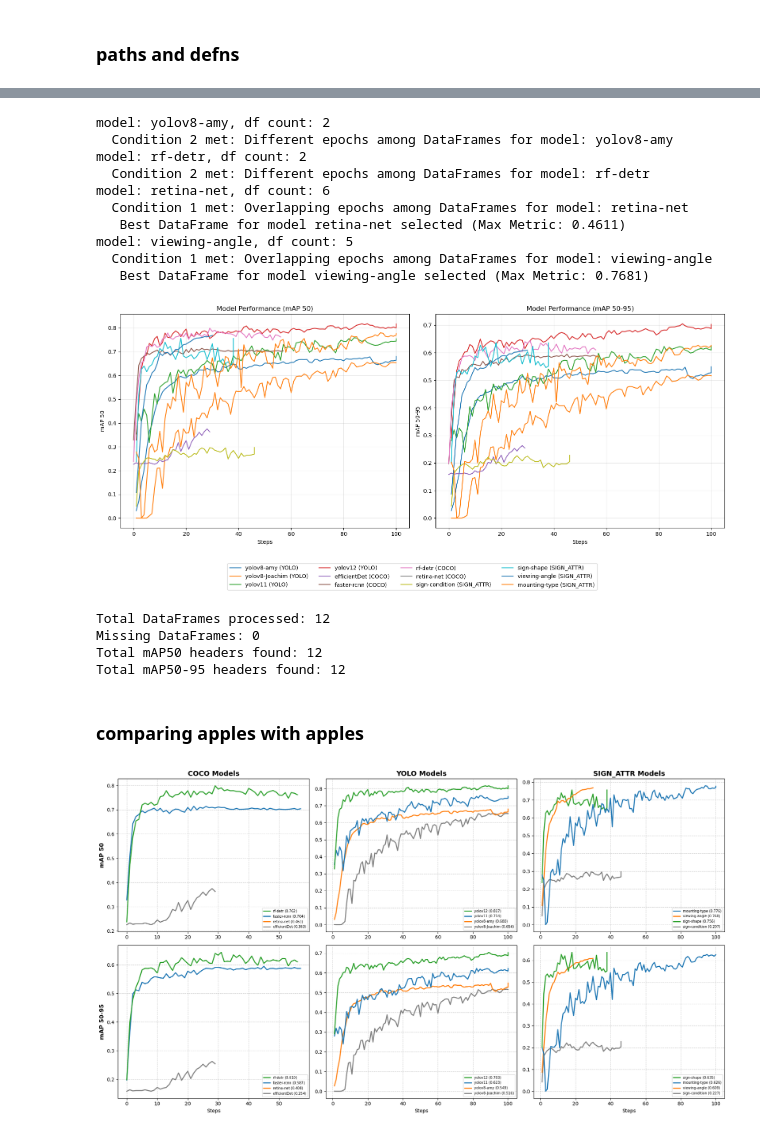
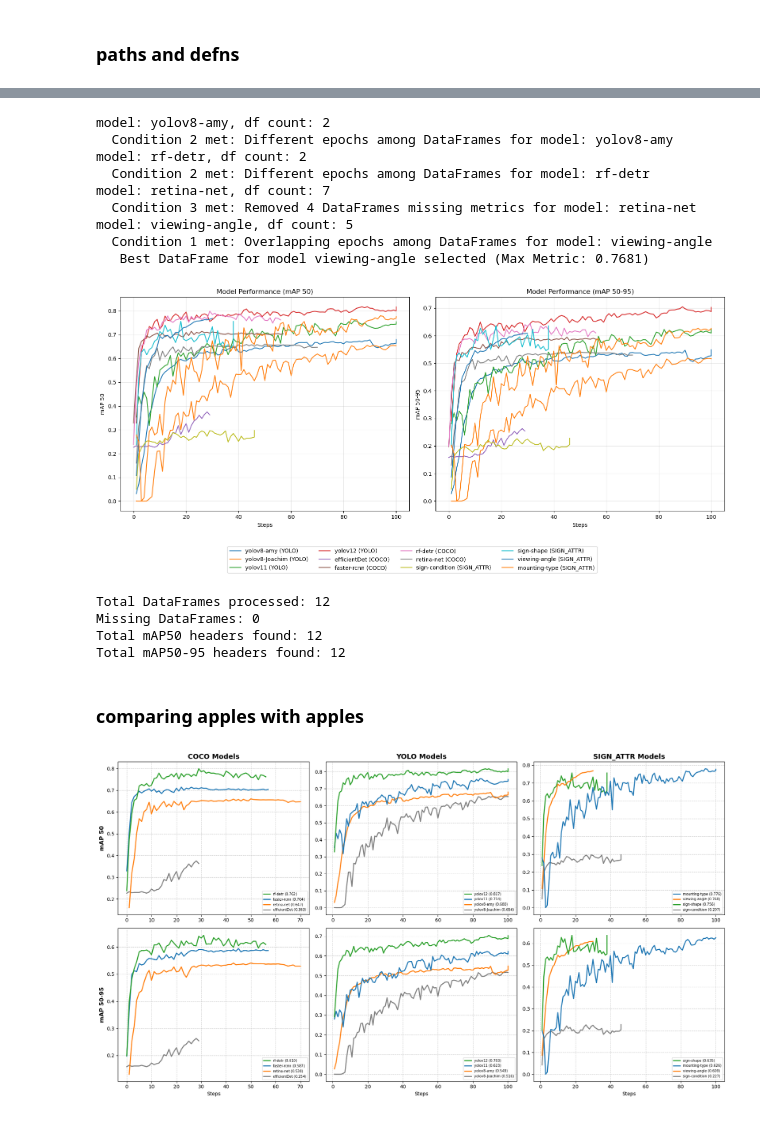
Before and after one commit to spiteriamy/ari3129-cv-group-project, a Jupyter notebook: 2c_results_comparison.ipynb, the cells around one changed output, grey strips where cells are left out. Cells and saved outputs as stored; diff of their text form; code cells hidden in the pictures.

```diff
--- a/2c_results_comparison.ipynb
+++ b/2c_results_comparison.ipynb
@@ -156,15 +172,3 @@ for cat, models_list in model_groups.items():
 2     3  1.07926  train/box_loss  mounting-type  SIGN_ATTR
 3     4  1.15585  train/box_loss  mounting-type  SIGN_ATTR
 4     5  1.11399  train/box_loss  mounting-type  SIGN_ATTR
-# %%
-# save the compiled data
-with open('compiled_model_data.pkl', 'wb') as f:
-    pickle.dump(model_groups, f)
-
-# print summary & collect dataframes into a list
-dataframes_list = []
-for model in model_groups.values():
-    for name, df_list in model.items():
-        dataframes_list.extend(df_list)
-        for df in df_list:
-            print(f'Model: {name}, DataFrame shape: {df.shape}')
@@ -340,10 +282,10 @@ for model in model_groups.values():
                 print(
                     f'  Condition 2 met: Different epochs among DataFrames for model: {name}')
                 combined_df = pd.concat(df_list, ignore_index=True)
-                model[name] = [combined_df]
+                model[name] = [combined_df] # this works so we'll leave it
                 continue  # Move to next model group
 
-            # condition 1: check if all dfs have overlapping epochs (train vs val files)
+            # condition 1: check if all dfs have overlapping epochs
             common_epochs = set.intersection(*epochs_sets)
             if common_epochs:
                 print(
@@ -378,18 +320,51 @@ for model in model_groups.values():
                 else:
                     print(
                         f'   Warning: No mAP50 or mAP50-95 found in any files for {name}')
-                    model[name] = [df_list[0]]
+                    # model[name] = [max(df_list, key=len)]  # we do this in the next step
+
+            # condition 3: df is missing mAP50 and mAP50-95
+            # Create a new list to keep dfs which have the metrics we want
+            valid_dfs = [
+                df for df in df_list
+                if any(df['metric'].apply(lambda x: is_map50(x) or is_map50_95(x)))
+            ]
+
+            # detect if we removed anything
+            if len(valid_dfs) < len(df_list):
+                print(
+                    f'  Condition 3 met: Removed {len(df_list) - len(valid_dfs)} DataFrames missing metrics for model: {name}')
+
+            # Update the model with the filtered list
+            if valid_dfs:
+                # update model with valid dfs
+                model[name] = valid_dfs
+            else:
+                print(
+                    f'   Warning: All DataFrames removed for {name}, no valid data remains.')
+                # Handle the case where the list is empty (optional: delete the model key or keep empty list)
+                model[name] = []
 # %% [output]
 model: yolov8-amy, df count: 2
   Condition 2 met: Different epochs among DataFrames for model: yolov8-amy
 model: rf-detr, df count: 2
   Condition 2 met: Different epochs among DataFrames for model: rf-detr
-model: retina-net, df count: 6
-  Condition 1 met: Overlapping epochs among DataFrames for model: retina-net
-   Best DataFrame for model retina-net selected (Max Metric: 0.4611)
+model: retina-net, df count: 7
+  Condition 3 met: Removed 4 DataFrames missing metrics for model: retina-net
 model: viewing-angle, df count: 5
   Condition 1 met: Overlapping epochs among DataFrames for model: viewing-angle
    Best DataFrame for model viewing-angle selected (Max Metric: 0.7681)
+# %%
+# now lets keep only a single df
+for cat, model in model_groups.items():
+    for name, df_list in model.items():
+        if len(df_list) == 0:
+            print('list empty')
+            continue
+
+
+        model_results[cat][name] = max(df_list, key=lambda df: len(df))
+
+del model_groups  # dont ever use this again
 # %%
 # re-plot using 'fixed' dfs
 fig, (ax1, ax2) = plt.subplots(1, 2, figsize=(16, 7))  # type: ignore
@@ -404,11 +379,8 @@ stats_dict = {
     'map50-95_header_count': 0
 }
 
-for model in model_groups.values():
-    for name, df_list in model.items():
-        if not df_list:
-            continue
-        df = df_list[0]  # only one df now
+for model in model_results.values():
+    for name, df in model.items():
         stats_dict['total_dfs'] += 1
         if df.empty:  # because not everyone pushed yet
             stats_dict['missing_dfs'] += 1
@@ -457,7 +429,7 @@ print(f"Missing DataFrames: {stats_dict['missing_dfs']}")
 print(f"Total mAP50 headers found: {stats_dict['map50_header_count']}")
 print(f"Total mAP50-95 headers found: {stats_dict['map50-95_header_count']}")
 # %% [output]
-[figure, old version]
+[figure, new version]
 Total DataFrames processed: 12
 Missing DataFrames: 0
 Total mAP50 headers found: 12
@@ -479,7 +451,7 @@ row_configs = [
     (1, is_map50_95, 'mAP 50-95')
 ]
 
-for model_name, model_content in model_groups.items():
+for model_name, model_content in model_results.items():
     col_idx = category_map.get(model_name)
     if col_idx is None:
         continue
@@ -489,10 +461,9 @@ for model_name, model_content in model_groups.items():
     # The "Best" model in 50-95 gets Green, 2nd gets Blue, etc.
 
     ranking_data = []
-    for name, df_list in model_content.items():
-        if not df_list or df_list[0].empty:
+    for name, df in model_content.items():
+        if df.empty:
             continue
-        df = df_list[0]
 
         # Find 50-95 header for ranking
         headers_95 = [h for h in df['metric'].unique() if is_map50_95(h)]
@@ -523,10 +494,9 @@ for model_name, model_content in model_groups.items():
         # but we do NOT change the line colors.
         plot_items = []
 
-        for name, df_list in model_content.items():
-            if not df_list or df_list[0].empty:
+        for name, df in model_content.items():
+            if df.empty:
                 continue
-            df = df_list[0]
 
             headers = [h for h in df['metric'].unique() if metric_func(h)]
             if not headers:
@@ -551,31 +521,31 @@ for model_name, model_content in model_groups.items():
         # Sort strictly for visual layering (z-order) and legend order
         plot_items.sort(key=lambda x: x['last_val'], reverse=True)
 
         for i, item in enumerate(plot_items):
             ax.plot(
                 item['subset']['step'],
                 item['subset']['value'],
                 label=f"{item['label']} ({item['last_val']:.3f})",
                 color=item['color'],  # <--- USES FIXED COLOR
                 linewidth=2,
                 zorder=10 - i
             )
 
         ax.grid(True, linestyle='--', alpha=0.6)
         ax.legend(fontsize='x-small', loc='lower right')
 
         if col_idx == 0:
             ax.set_ylabel(ylabel, fontweight='bold', fontsize=12)
 
 # Titles and formatting
 column_titles = ['COCO Models', 'YOLO Models', 'SIGN_ATTR Models']
 for i, title in enumerate(column_titles):
     axes[0, i].set_title(title, fontweight='bold', fontsize=14) # type: ignore
 
 for ax in axes[1, :]: # type: ignore
     ax.set_xlabel('Steps')
 
 plt.tight_layout()
 plt.show()
 # %% [output]
-[figure, old version]
+[figure, new version]
```
Also changed, not shown: parts of 8 cells of this notebook, 1 other file.
